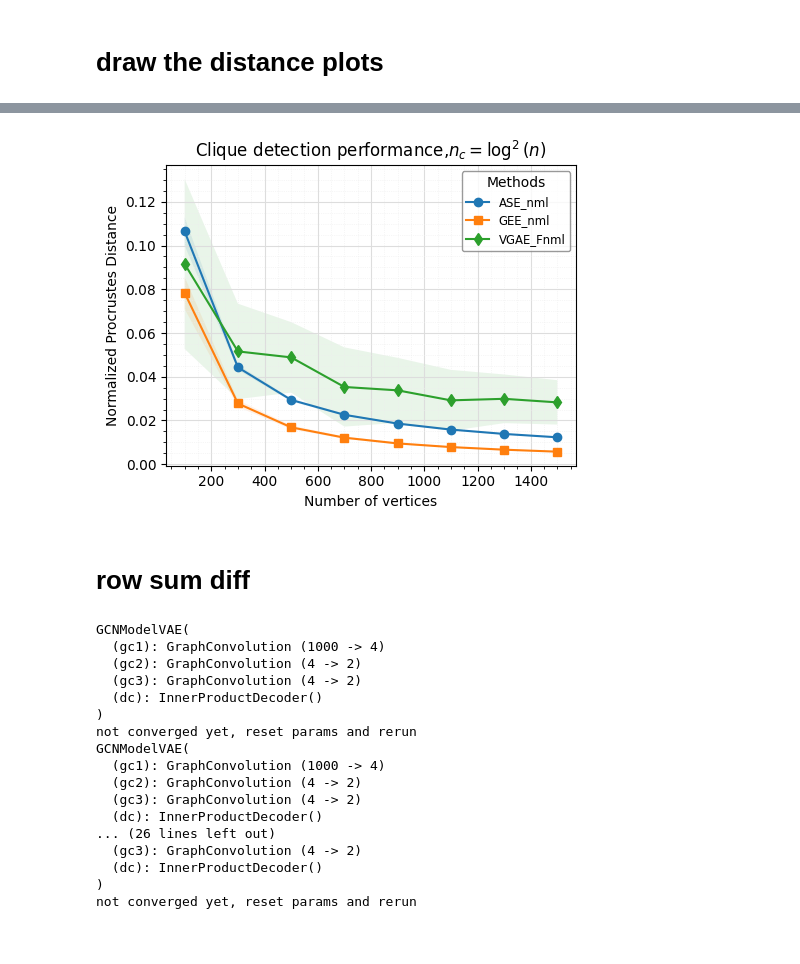
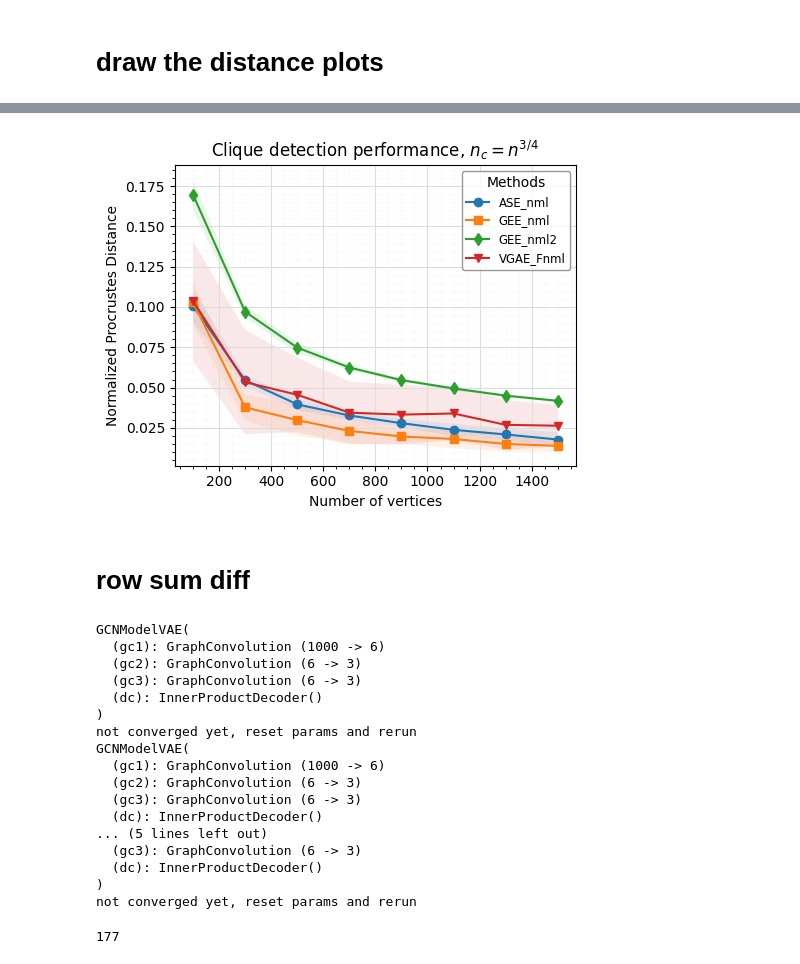
Before and after one commit to tong-qii/Clique_detection, a Jupyter notebook: singular value plots.ipynb, the cells around one changed output, grey strips where cells are left out. Saved outputs shown, nothing was run; the diff lists cells and outputs as text; code cells hidden in the pictures.

```diff
--- a/singular value plots.ipynb
+++ b/singular value plots.ipynb
@@ -417,10 +438,10 @@ singvalue_a1 = pd.DataFrame(pp)
 # %%
 # no cluster RDPG
 # read the singular value data
-singdata_a0 = pd.read_csv ('./sim_data/singular/sing_A0_02n.csv',sep=',',header = 0)
+singdata_a0 = pd.read_csv ('./sim_data/singular/sing_A0_n^34.csv',sep=',',header = 0)
 singdata_a0.rename({'10': "n"},axis=1, inplace=True)
 print(singdata_a0.tail(2))
-singdata_a1 = pd.read_csv ('./sim_data/singular/sing_A1_02n.csv',sep=',',header = 0)
+singdata_a1 = pd.read_csv ('./sim_data/singular/sing_A1_n^34.csv',sep=',',header = 0)
 singdata_a1.rename({'10': "n"},axis=1, inplace=True)
 print(singdata_a1.tail(2))
 # generate mean values for the singular value
@@ -574,9 +595,9 @@ frame.set_edgecolor('grey')
 # %%
 # CAUTION
 # read dataset
-readdata = pd.read_csv ('./sim_data/singular/rdpg3cluster_log2log21500.csv',sep=',',header = 0)
-distdf = readdata[['ASE_dist','GEE_dist','n','VGAE_Fnorm']]
-#distdf = readdata[['ASE_dist','GEE_dist','n','VGAE_Fnorm','GEE_dist2']]
+readdata = pd.read_csv ('./sim_data/singular/sing_rdpgno_n^34n341500.csv',sep=',',header = 0)
+#distdf = readdata[['ASE_dist','GEE_dist','n','VGAE_Fnorm']]
+distdf = readdata[['ASE_dist','GEE_dist','n','VGAE_Fnorm','GEE_dist2']]
 meltdf = pd.melt(distdf, id_vars=['n'], var_name='variable', value_name='value')
 summary_functions = {'value': ['min', 'mean', 'max', 'std']}
 finaldf = meltdf.groupby(['n', 'variable']).agg(summary_functions)
@@ -635,10 +656,10 @@ frame.set_edgecolor('grey')
 # %%
 # get the normalized sub datafile
 #nmldf = test[['ASE_nml','VGAE_Fnml','GEE_nml','GEE_nml2','n']]
-#readdata['GEE_nml2']=readdata['GEE_dist2']/readdata['adj0_norms']
+readdata['GEE_nml2']=readdata['GEE_dist2']/readdata['adj0_norms']
 readdata['VGAE_Fnml']=readdata['VGAE_Fnorm']/readdata['adj0_norms']
-#nmldf = readdata[['ASE_nml','VGAE_Fnml','GEE_nml','GEE_nml2','n']]
-nmldf = readdata[['ASE_nml','VGAE_Fnml','GEE_nml','n']]
+nmldf = readdata[['ASE_nml','VGAE_Fnml','GEE_nml','GEE_nml2','n']]
+#nmldf = readdata[['ASE_nml','VGAE_Fnml','GEE_nml','n']]
 
 meltdf = pd.melt(nmldf, id_vars=['n'], var_name='variable', value_name='value')
 summary_functions = {'value': ['min', 'mean', 'max', 'std']}
@@ -660,36 +681,36 @@ for variable, group in finaldf.groupby('variable'):
     ax.fill_between(group['n'], group['value_mean'] - group['value_std'],
                     group['value_mean'] + group['value_std'], alpha=0.1)
     ax.grid(True)
     ax.grid(which='major', color='#DDDDDD', linewidth=0.8)
     ax.grid(which='minor', color='#EEEEEE', linestyle=':', linewidth=0.5)
     ax.minorticks_on()
 
 
 ax.set(xlabel='Number of vertices', ylabel='Normalized Procrustes Distance',
-       title='Clique detection performance, $n_c = \log^2(n)$')   #+cliquesize) $$$$$$$$$$$$$$$$$$$$$$
+       title='Clique detection performance, $n_c = n^{3/4}$')   #+cliquesize) $$$$$$$$$$$$$$$$$$$$$$
 # ax.set_facecolor("white")
 
 # set markers
 markers = ['o', 's', 'd','v','x','8']
 #markers = ['o', 's', 'd','v']
 #markers = ['o', 's', 'd']
 for i, line in enumerate(ax.get_lines()):
     line.set_marker(markers[i])
 
 #ax.legend(ax.get_lines(), finaldf.columns, loc='upper left', ncol=2)
 
 plt.tight_layout()
 
 legend = plt.legend(frameon = 1,loc = 1,title="Methods",fontsize='small',fancybox=True )
 frame = legend.get_frame()
 frame.set_facecolor('white')
 frame.set_edgecolor('grey')
 
 
 #plt.show()
-#plt.savefig('./plots/singular/sin3_log2_nml.png')
+#plt.savefig('./plots/singular/sin_n^34_nml.png')
 # %% [output]
-[figure, old version]
+[figure, new version]
 # %% [markdown]
 # row sum diff
 # %%
@@ -733,13 +754,13 @@ RSD_afterGEE1 = []
 RSD_afterGEE2 = []
 RSD_afterGAE = []
 
-d = 2
+d = 3
 
 for n in nvs:
     ########## find the clique vertices ##################################
     ratio = 0.2
     cliquesize =f'{ratio}*n' #    !!    f'{ratio}*n'  f'log(n)^2'
-    clique_size = math.log(n)    #math.log(n)           #   ratio*n
+    clique_size = n**(3/4)    #math.log(n)           #   ratio*n
     num_vertices = int(clique_size)
     #################  change location of vertices##################
     #c_vertices = np.arange(0,num_vertices)
@@ -946,24 +967,28 @@ for n in nvs:
 # print(A1_singvs)
 # %% [output]
 GCNModelVAE(
-  (gc1): GraphConvolution (1000 -> 4)
-  (gc2): GraphConvolution (4 -> 2)
-  (gc3): GraphConvolution (4 -> 2)
+  (gc1): GraphConvolution (1000 -> 6)
+  (gc2): GraphConvolution (6 -> 3)
+  (gc3): GraphConvolution (6 -> 3)
   (dc): InnerProductDecoder()
 )
 not converged yet, reset params and rerun
 GCNModelVAE(
-  (gc1): GraphConvolution (1000 -> 4)
-  (gc2): GraphConvolution (4 -> 2)
-  (gc3): GraphConvolution (4 -> 2)
+  (gc1): GraphConvolution (1000 -> 6)
+  (gc2): GraphConvolution (6 -> 3)
+  (gc3): GraphConvolution (6 -> 3)
   (dc): InnerProductDecoder()
-... (26 lines left out)
-  (gc3): GraphConvolution (4 -> 2)
+... (5 lines left out)
+  (gc3): GraphConvolution (6 -> 3)
   (dc): InnerProductDecoder()
 )
 not converged yet, reset params and rerun
 # %%
 indexs = list(range(len(sortedASE)))
+ee = int(n**(3/4))
+ee
+# %% [output]
+177
 # %%
 test1 = []
 for x in RSD_afterASE:
```
Also changed, not shown: parts of 8 cells of this notebook.
